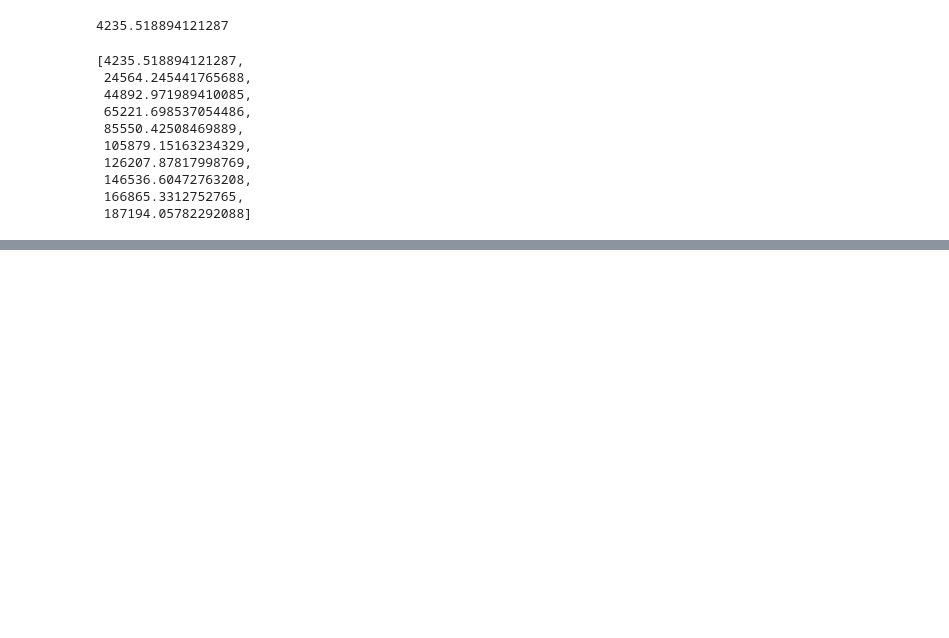
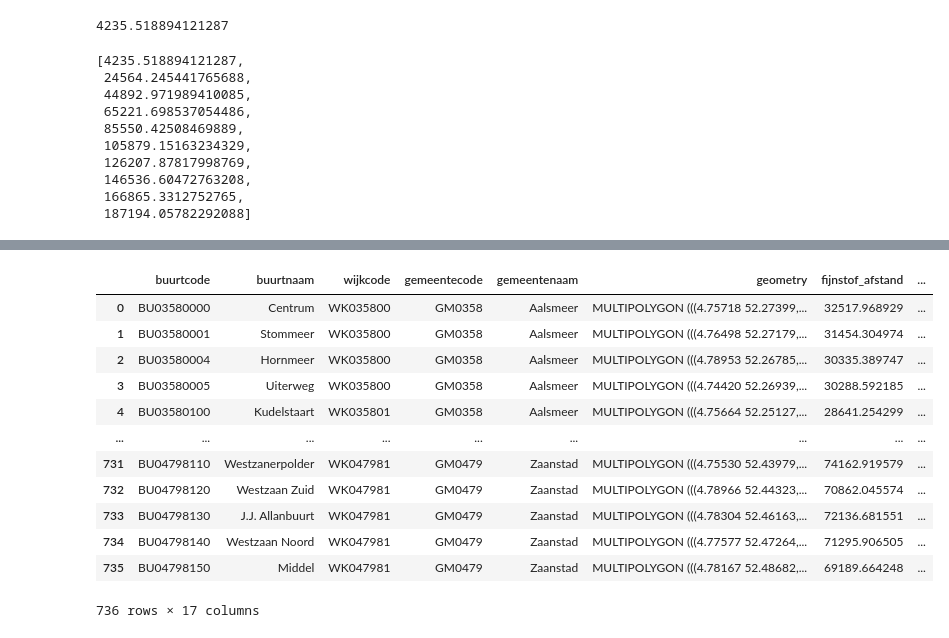
Before and after one commit to Tjalling-dejong/GrandFinaleOD, a Jupyter notebook: scripts/get_data.ipynb, the cells around one changed output, grey strips where cells are left out. Cells and saved outputs as stored; diff of their text form; code cells hidden in the pictures; blank space fills up the shorter version.

```diff
--- a/scripts/get_data.ipynb
+++ b/scripts/get_data.ipynb
@@ -99,0 +134,19 @@ buurten_emissies.to_file("../data/buurten_od_emissies.geojson")
+# %%
+gezondheidsdata.rename(columns={"gwb_code": "buurtcode"}, inplace=True)
+# %%
+buurten_emissies_gezondheid = buurten_emissies.merge(gezondheidsdata, on="buurtcode")
+buurten_emissies_gezondheid
+# %% [output]
+|  | buurtcode | buurtnaam | wijkcode | gemeentecode | gemeentenaam | geometry | fijnstof_afstand | ... |
+| 0 | BU03580000 | Centrum | WK035800 | GM0358 | Aalsmeer | MULTIPOLYGON (((4.75718 52.27399,... | 32517.968929 | ... |
+| 1 | BU03580001 | Stommeer | WK035800 | GM0358 | Aalsmeer | MULTIPOLYGON (((4.76498 52.27179,... | 31454.304974 | ... |
+| 2 | BU03580004 | Hornmeer | WK035800 | GM0358 | Aalsmeer | MULTIPOLYGON (((4.78953 52.26785,... | 30335.389747 | ... |
+| 3 | BU03580005 | Uiterweg | WK035800 | GM0358 | Aalsmeer | MULTIPOLYGON (((4.74420 52.26939,... | 30288.592185 | ... |
+| 4 | BU03580100 | Kudelstaart | WK035801 | GM0358 | Aalsmeer | MULTIPOLYGON (((4.75664 52.25127,... | 28641.254299 | ... |
+| ... | ... | ... | ... | ... | ... | ... | ... | ... |
+| 731 | BU04798110 | Westzanerpolder | WK047981 | GM0479 | Zaanstad | MULTIPOLYGON (((4.75530 52.43979,... | 74162.919579 | ... |
+| 732 | BU04798120 | Westzaan Zuid | WK047981 | GM0479 | Zaanstad | MULTIPOLYGON (((4.78966 52.44323,... | 70862.045574 | ... |
+| 733 | BU04798130 | J.J. Allanbuurt | WK047981 | GM0479 | Zaanstad | MULTIPOLYGON (((4.78304 52.46163,... | 72136.681551 | ... |
+| 734 | BU04798140 | Westzaan Noord | WK047981 | GM0479 | Zaanstad | MULTIPOLYGON (((4.77577 52.47264,... | 71295.906505 | ... |
+| 735 | BU04798150 | Middel | WK047981 | GM0479 | Zaanstad | MULTIPOLYGON (((4.78167 52.48682,... | 69189.664248 | ... |
+736 rows × 17 columns
```
Also changed, not shown: parts of 8 cells of this notebook, 9 other files.
